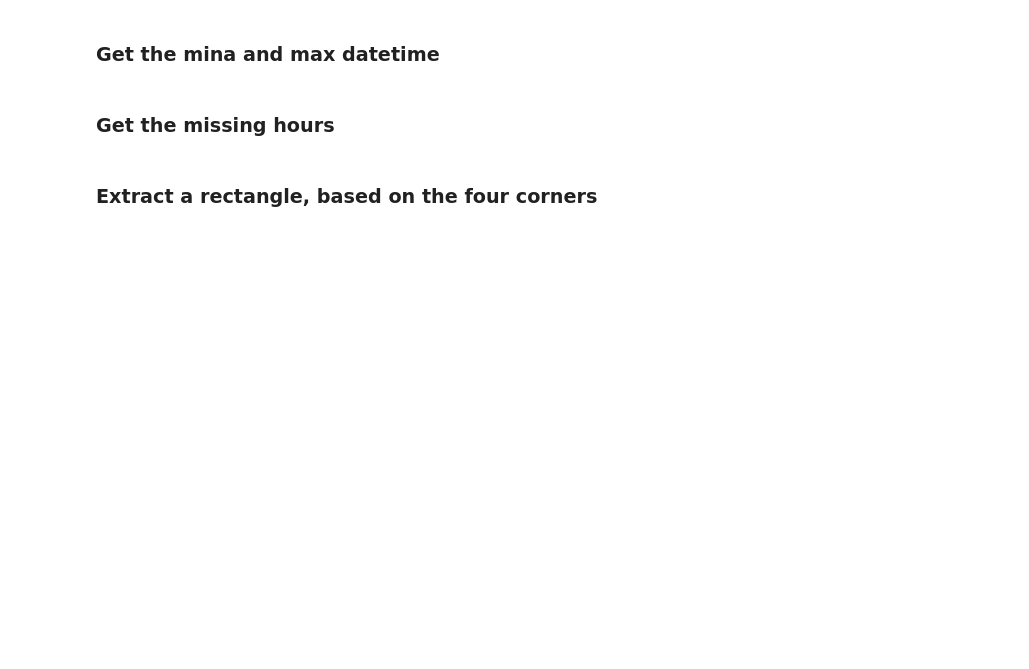
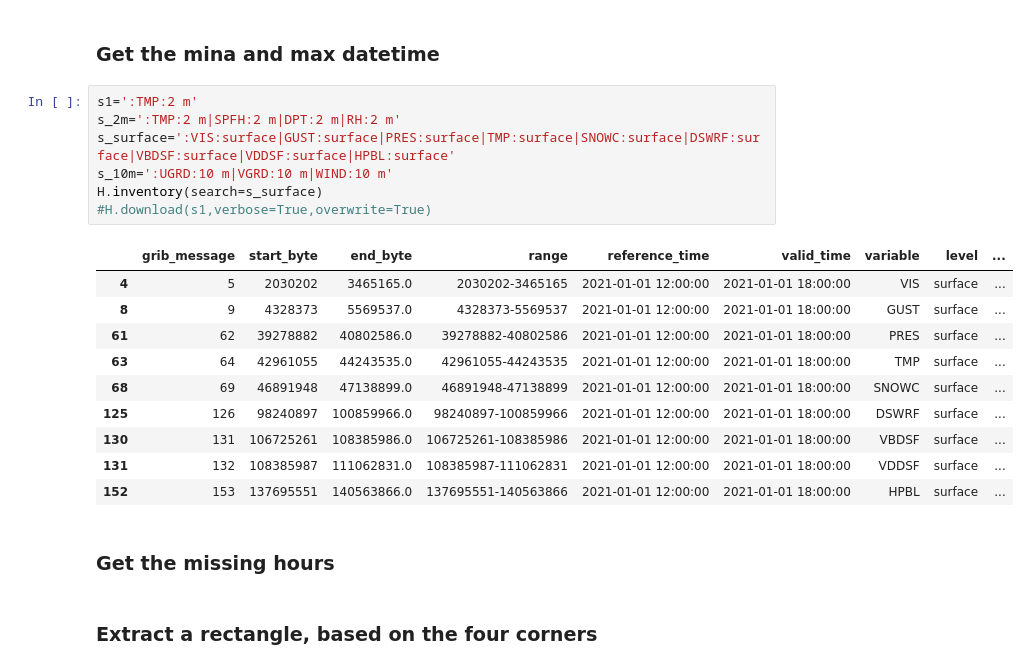
Before and after one commit to limingzhou2004/pytools, a Jupyter notebook: jupyter/grib2_utils.ipynb, the cells around one changed output. Saved outputs shown, nothing was run; the diff lists cells and outputs as text; blank space fills up the shorter version.

```diff
--- a/jupyter/grib2_utils.ipynb
+++ b/jupyter/grib2_utils.ipynb
@@ -139,5 +159,23 @@ grb_cube=grb_to_grid(grb)
 # %% [markdown]
 ### Get the mina and max datetime
+# %%
+s1=':TMP:2 m'
+s_2m=':TMP:2 m|SPFH:2 m|DPT:2 m|RH:2 m'
+s_surface=':VIS:surface|GUST:surface|PRES:surface|TMP:surface|SNOWC:surface|DSWRF:surface|VBDSF:surface|VDDSF:surface|HPBL:surface'
+s_10m=':UGRD:10 m|VGRD:10 m|WIND:10 m'
+H.inventory(search=s_surface)
+#H.download(s1,verbose=True,overwrite=True)
+# %% [output]
+|  | grib_message | start_byte | end_byte | range | reference_time | valid_time | variable | level | ... |
+| 4 | 5 | 2030202 | 3465165.0 | 2030202-3465165 | 2021-01-01 12:00:00 | 2021-01-01 18:00:00 | VIS | surface | ... |
+| 8 | 9 | 4328373 | 5569537.0 | 4328373-5569537 | 2021-01-01 12:00:00 | 2021-01-01 18:00:00 | GUST | surface | ... |
+| 61 | 62 | 39278882 | 40802586.0 | 39278882-40802586 | 2021-01-01 12:00:00 | 2021-01-01 18:00:00 | PRES | surface | ... |
+| 63 | 64 | 42961055 | 44243535.0 | 42961055-44243535 | 2021-01-01 12:00:00 | 2021-01-01 18:00:00 | TMP | surface | ... |
+| 68 | 69 | 46891948 | 47138899.0 | 46891948-47138899 | 2021-01-01 12:00:00 | 2021-01-01 18:00:00 | SNOWC | surface | ... |
+| 125 | 126 | 98240897 | 100859966.0 | 98240897-100859966 | 2021-01-01 12:00:00 | 2021-01-01 18:00:00 | DSWRF | surface | ... |
+| 130 | 131 | 106725261 | 108385986.0 | 106725261-108385986 | 2021-01-01 12:00:00 | 2021-01-01 18:00:00 | VBDSF | surface | ... |
+| 131 | 132 | 108385987 | 111062831.0 | 108385987-111062831 | 2021-01-01 12:00:00 | 2021-01-01 18:00:00 | VDDSF | surface | ... |
+| 152 | 153 | 137695551 | 140563866.0 | 137695551-140563866 | 2021-01-01 12:00:00 | 2021-01-01 18:00:00 | HPBL | surface | ... |
 # %% [markdown]
 ### Get the missing hours
 # %% [markdown]
```
Also changed, not shown: parts of 6 cells of this notebook, 4 other files.
